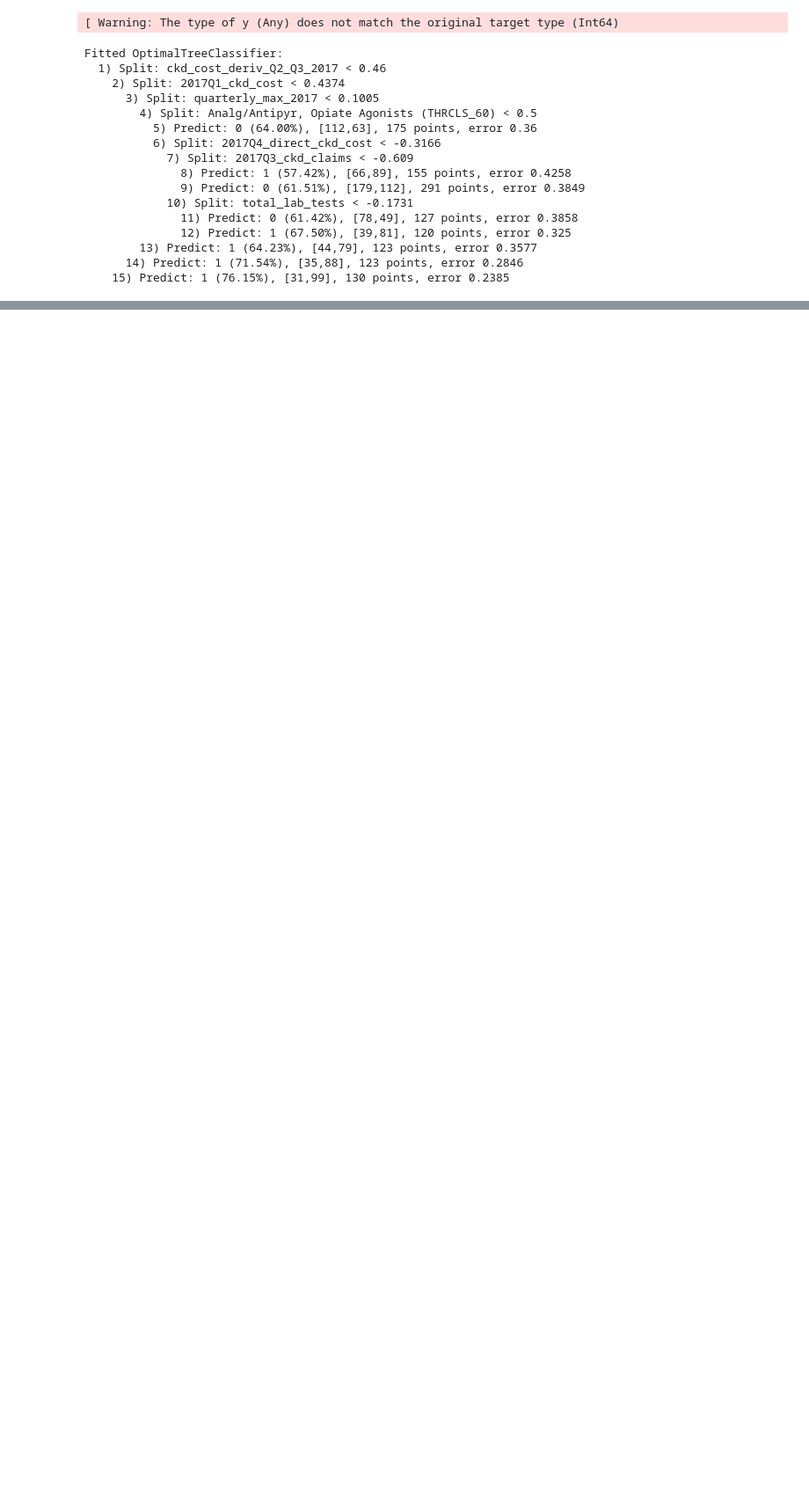
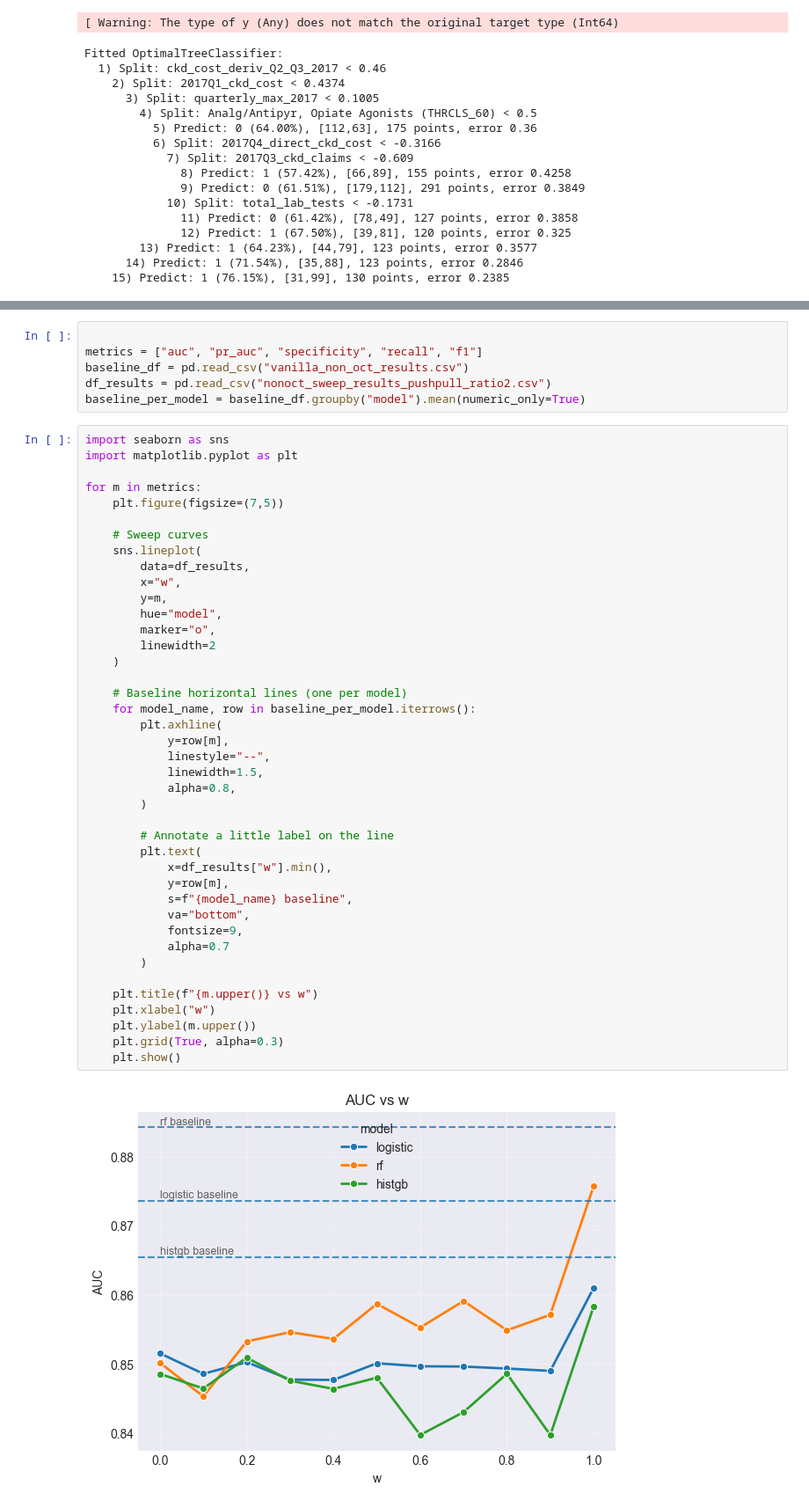
Before and after one commit to cat2510/optimization_guided_curation_ICML, a Jupyter notebook: multiobjective_bilevel.ipynb, the cells around one changed output, grey strips where cells are left out. Shown at 88% size. Saved outputs shown, nothing was run; the diff lists cells and outputs as text; blank space fills up the shorter version.

```diff
--- a/multiobjective_bilevel.ipynb
+++ b/multiobjective_bilevel.ipynb
@@ -919,0 +916,49 @@ Confusion Matrix:
+# %%
+
+metrics = ["auc", "pr_auc", "specificity", "recall", "f1"]
+baseline_df = pd.read_csv("vanilla_non_oct_results.csv")
+df_results = pd.read_csv("nonoct_sweep_results_pushpull_ratio2.csv")
+baseline_per_model = baseline_df.groupby("model").mean(numeric_only=True)
+# %%
+import seaborn as sns
+import matplotlib.pyplot as plt
+
+for m in metrics:
+    plt.figure(figsize=(7,5))
+
+    # Sweep curves
+    sns.lineplot(
+        data=df_results,
+        x="w",
+        y=m,
+        hue="model",
+        marker="o",
+        linewidth=2
+    )
+
+    # Baseline horizontal lines (one per model)
+    for model_name, row in baseline_per_model.iterrows():
+        plt.axhline(
+            y=row[m],
+            linestyle="--",
+            linewidth=1.5,
+            alpha=0.8,
+        )
+
+        # Annotate a little label on the line
+        plt.text(
+            x=df_results["w"].min(),
+            y=row[m],
+            s=f"{model_name} baseline",
+            va="bottom",
+            fontsize=9,
+            alpha=0.7
+        )
+
+    plt.title(f"{m.upper()} vs w")
+    plt.xlabel("w")
+    plt.ylabel(m.upper())
+    plt.grid(True, alpha=0.3)
+    plt.show()
+# %% [output]
+[figure, added]
```
Also changed, not shown: parts of 12 cells of this notebook, 8 other files.
